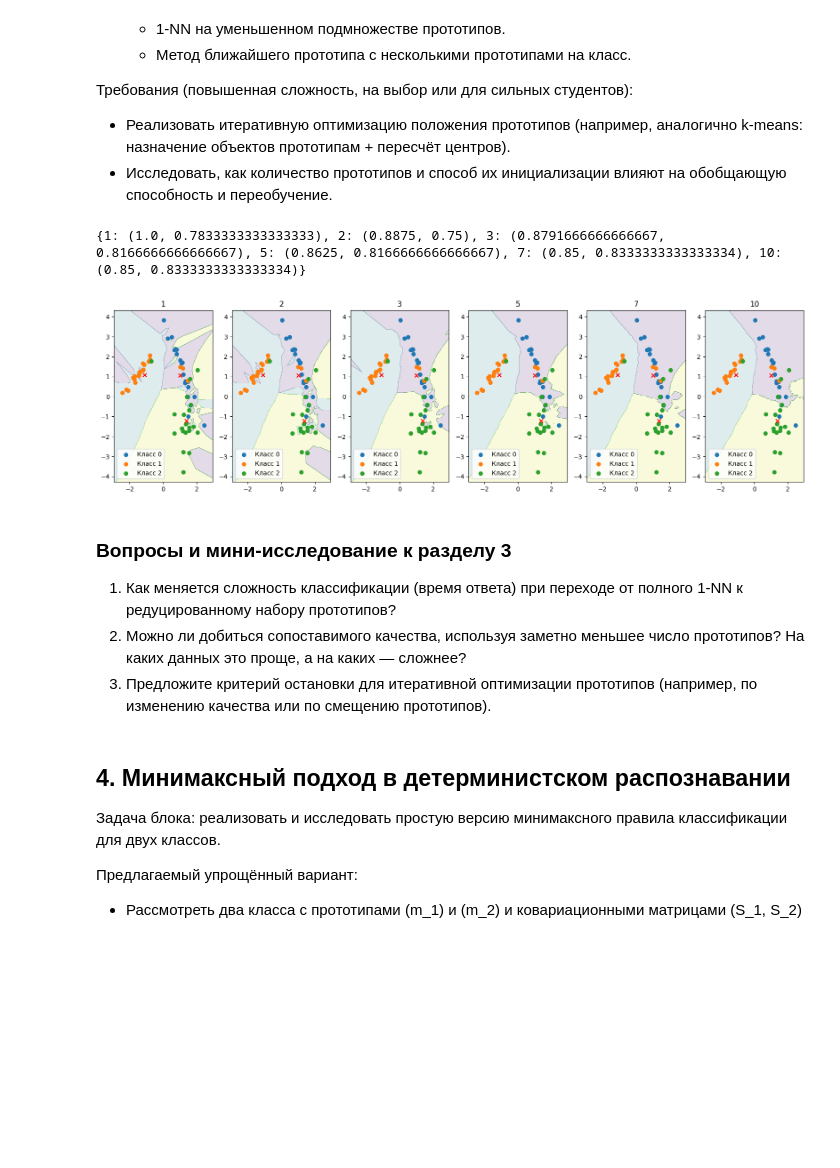
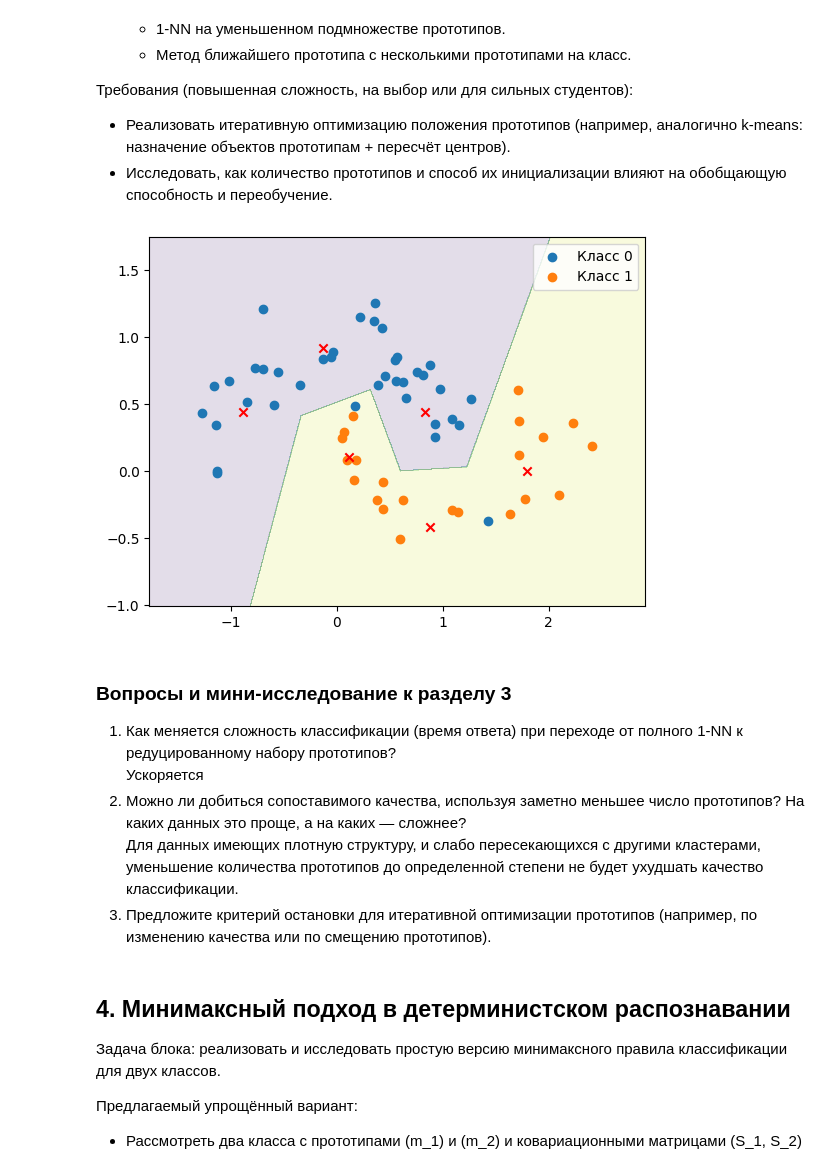
Before and after one commit to Leousov/2_course, a Jupyter notebook: pattern_recognition/practice2.ipynb, the cells around one changed output. Saved outputs shown, nothing was run; the diff lists cells and outputs as text; code cells hidden in the pictures; blank space fills up the shorter version.

```diff
--- a/pattern_recognition/practice2.ipynb
+++ b/pattern_recognition/practice2.ipynb
@@ -119,11 +119,11 @@ def get_dataset(config):
 
 # TODO: пример конфигурации
 config_example = {
-    "type": "overlapping",
+    "type": "nonlinear",
     "n_classes": 3,
     "n_samples": 300,
-    "noise": 0.1,
-    # "random_state": 42
+    "noise": 0.2,
+    "random_state": 55
 }
 
 # generate_wine()
@@ -193,13 +193,13 @@ def plot_decision_regions_prototype(X, y, clf, title="Nearest Prototype", ax=Non
         for y_u in y_unique:
             ax.scatter(X[y==y_u, 0], X[y==y_u, 1], label=f"Класс {y_u}")
         ax.legend()
-        ax.scatter(clf_np.prototypes_[:, 0], clf_np.prototypes_[:, 1], color="red", marker="x")
+        ax.scatter(clf.prototypes_[:, 0], clf.prototypes_[:, 1], color="red", marker="x")
     else:
         plt.contourf(xv, yv, res, alpha=.15)
         for y_u in y_unique:
             plt.scatter(X[y==y_u, 0], X[y==y_u, 1], label=f"Класс {y_u}")
         plt.legend()
-        plt.scatter(clf_np.prototypes_[:, 0], clf_np.prototypes_[:, 1], color="red", marker="x")
+        plt.scatter(clf.prototypes_[:, 0], clf.prototypes_[:, 1], color="red", marker="x")
 
 
 
@@ -249,33 +248,75 @@ Confusion matrix:
 - Реализовать итеративную оптимизацию положения прототипов (например, аналогично k-means: назначение объектов прототипам + пересчёт центров).
 - Исследовать, как количество прототипов и способ их инициализации влияют на обобщающую способность и переобучение.
 # %%
-# TODO: реализация 1-NN и k-NN (можно использовать sklearn или написать вручную)
 from sklearn.neighbors import KNeighborsClassifier
+from sklearn.cluster import KMeans
 
 def evaluate_knn(X_train, X_test, y_train, y_test, k_list, visualize=False):
     """Вернуть словарь: k -> (accuracy_train, accuracy_test)."""
     if visualize:
         fig, axes = plt.subplots(1, len(k_list), figsize=(20,5))
     res_dict = {}
     for i, k in enumerate(k_list):
         neigh = KNeighborsClassifier(n_neighbors=k)
         neigh.fit(X_train, y_train)
         if visualize:
             plot_decision_regions_prototype(X_test, y_test, neigh, ax=axes[i], label=k)
         res_dict[k] = (accuracy_score(y_train, neigh.predict(X_train)),
                        accuracy_score(y_test, neigh.predict(X_test)))
     return res_dict
 
 # print(evaluate_knn(X_train, X_test, y_train, y_test, [1,2,3,5,7,10], visualize=True))
-
-# TODO: прототипная редукция (через кластеризацию или жадный отбор)
+# plt.show()
 def prototype_selection(X_train, y_train, n_prototypes_per_class):
     """Вернуть X_proto, y_proto — сжатое подмножество прототипов."""
+    X_proto = []
+    y_proto = []
+    for class_name in np.unique(y_train):
+        KM = KMeans(n_clusters = n_prototypes_per_class)
+        KM.fit(X_train[y_train == class_name])
+        X_proto.extend(KM.cluster_centers_)
+        y_proto.extend([class_name]*n_prototypes_per_class)
+    return np.array(X_proto), np.array(y_proto)
+
+# proto_X, proto_y = prototype_selection(X_train, y_train, 3)
+# print(proto_X)
+# print(proto_y)
+
+# colors = ["red", "green", "blue"]
+# colors1 = ["orange", "lime", "violet"]
+
+# for class_name in np.unique(y_train):
+#     plt.scatter(X_train[y_train==class_name, 0], X_train[y_train==class_name, 1], color=colors[class_name], alpha=0.2)
+
+# for class_name in np.unique(proto_y):
+#     plt.scatter(proto_X[proto_y==class_name, 0], proto_X[proto_y==class_name, 1], color=colors[class_name], marker="x")
+# plt.show()
+
+class KnnPrototypesClassifier:
+    def __init__(self, n_prototypes_per_class=3):
+        self.n_prototypes_per_class_ = n_prototypes_per_class
+        self.prototypes_ = None
+        self.classes_ = None
+
+    def fit(self, X, y):
+        self.prototypes_ , self.classes_ = prototype_selection(X, y, self.n_prototypes_per_class_)
+
+    def predict(self, X):
+        dist_mas = []
+        for i, cl in enumerate(self.classes_):
+            dist_mas.append(euclid(X, [self.prototypes_[i]]* len(X)))
+        dist_mas = np.array(dist_mas).T
+        pre_classes = np.argmin(dist_mas, axis=1)
+        return np.array([self.classes_[i] for i in pre_classes])
+
+
+KPC = KnnPrototypesClassifier(3)
+KPC.fit(X_train, y_train)
+plot_decision_regions_prototype(X_test, y_test, KPC)
 
 # TODO: итеративная оптимизация прототипов (опционально)
 def optimize_prototypes(X_train, y_train, initial_prototypes, n_iter=10):
     """Итеративно улучшать прототипы, например, перераспределяя объекты."""
     raise NotImplementedError
 # %% [output]
-{1: (1.0, 0.7833333333333333), 2: (0.8875, 0.75), 3: (0.8791666666666667, 0.8166666666666667), 5: (0.8625, 0.8166666666666667), 7: (0.85, 0.8333333333333334), 10: (0.85, 0.8333333333333334)}
-[figure, old version]
+[figure, new version]
@@ -282,7 +326,9 @@ def optimize_prototypes(X_train, y_train, initial_prototypes, n_iter=10):
 # %% [markdown]
 ### Вопросы и мини-исследование к разделу 3
 1. Как меняется сложность классификации (время ответа) при переходе от полного 1-NN к редуцированному набору прототипов?
+Ускоряется
 2. Можно ли добиться сопоставимого качества, используя заметно меньшее число прототипов? На каких данных это проще, а на каких — сложнее?
+Для данных имеющих плотную структуру, и слабо пересекающихся с другими кластерами, уменьшение количества прототипов до определенной степени не будет ухудшать качество классификации.
 3. Предложите критерий остановки для итеративной оптимизации прототипов (например, по изменению качества или по смещению прототипов).
 # %% [markdown]
 ## 4. Минимаксный подход в детерминистском распознавании
```
Also changed, not shown: parts of 13 cells of this notebook, 13 other files.
